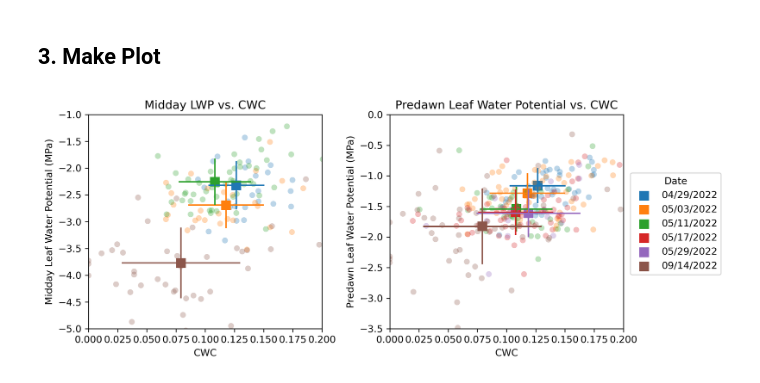
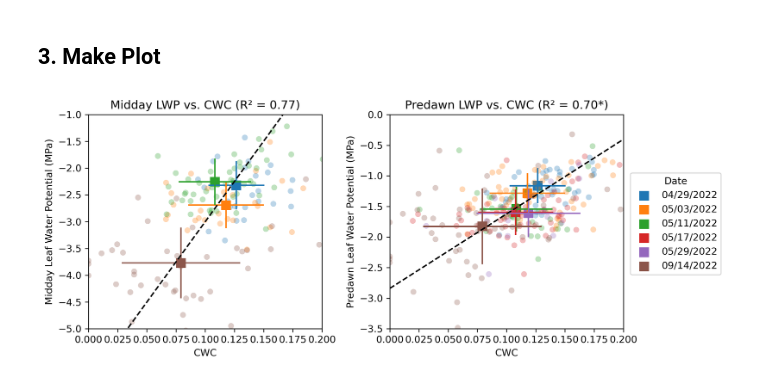
Before and after one commit to jean-allen/SHIFT_CWC, a Jupyter notebook: figures/f3_lwp/CWC_vs_LWP.ipynb, the cells around one changed output. Cells and saved outputs as stored; diff of their text form; code cells hidden in the pictures.

Commit message:
tweaks to plot

```diff
--- a/figures/f3_lwp/CWC_vs_LWP.ipynb
+++ b/figures/f3_lwp/CWC_vs_LWP.ipynb
@@ -114,6 +114,9 @@ for cwc_df in cwc_df_list:
 ## 3. Make Plot
 # %%
 fig, (ax1, ax2) = plt.subplots(1, 2, figsize=(10, 4))
+
+avg_cwcs = []
+avg_midday_lwps = []
 
 for cwc_df in cwc_df_list:
     cwc_df_dropna_md_lwp = cwc_df.dropna(subset=['midday_lwp', 'CWC'])
@@ -130,35 +133,56 @@ for cwc_df in cwc_df_list:
     ax1.errorbar(avg_cwc_lwp, avg_midday_lwp, yerr=std_midday_lwp, fmt='none', ecolor=color_list[date_list.index(cwc_df['datetime'].iloc[0].strftime('%Y%m%d'))])
     ax1.errorbar(avg_cwc_lwp, avg_midday_lwp, xerr=std_cwc_lwp, fmt='none', ecolor=color_list[date_list.index(cwc_df['datetime'].iloc[0].strftime('%Y%m%d'))])
 
+    avg_cwcs.append(avg_cwc_lwp)
+    avg_midday_lwps.append(avg_midday_lwp)
+
+# lin regression
+slope, intercept, r_value, p_value, std_err = linregress(avg_cwcs, avg_midday_lwps)
+x = np.linspace(0, 0.2, 100)
+y = slope*x + intercept
+ax1.plot(x, y, color='black', linestyle='--')
+
 ax1.set_xlim(0, 0.2)
 ax1.set_ylim(-5, -1)
 ax1.set_xlabel('CWC')
 ax1.set_ylabel('Midday Leaf Water Potential (MPa)')
-ax1.set_title('Midday LWP vs. CWC')
+ax1.set_title('Midday LWP vs. CWC (R² = {:.2f})'.format(r_value**2))
+
+avg_cwcs = []
+avg_predawn_lwps = []
 
 for cwc_df in cwc_df_list:
     cwc_df_dropna_pd_lwp = cwc_df.dropna(subset=['predawn_lwp', 'CWC'])
     if len(cwc_df_dropna_pd_lwp) == 0:
         continue
 
     date_str = cwc_df['datetime'].iloc[0].strftime('%m/%d/%Y')
     ax2.scatter(cwc_df['CWC'], -1*cwc_df['predawn_lwp'], color=color_list[date_list.index(cwc_df['datetime'].iloc[0].strftime('%Y%m%d'))], alpha=0.3, edgecolors='none')
     avg_cwc_lwp = cwc_df['CWC'].mean()
     avg_predawn_lwp = -1*cwc_df['predawn_lwp'].mean()
     std_cwc_lwp = cwc_df['CWC'].std()
     std_predawn_lwp = cwc_df['predawn_lwp'].std()
     ax2.scatter(avg_cwc_lwp, avg_predawn_lwp, c=color_list[date_list.index(cwc_df['datetime'].iloc[0].strftime('%Y%m%d'))], edgecolors='none', s=100, alpha=1, marker='s', label=date_str)
     ax2.errorbar(avg_cwc_lwp, avg_predawn_lwp, yerr=std_predawn_lwp, fmt='none', ecolor=color_list[date_list.index(cwc_df['datetime'].iloc[0].strftime('%Y%m%d'))])
     ax2.errorbar(avg_cwc_lwp, avg_predawn_lwp, xerr=std_cwc_lwp, fmt='none', ecolor=color_list[date_list.index(cwc_df['datetime'].iloc[0].strftime('%Y%m%d'))])
 
+    avg_cwcs.append(avg_cwc_lwp)
+    avg_predawn_lwps.append(avg_predawn_lwp)
+
+# lin regression
+slope, intercept, r_value, p_value, std_err = linregress(avg_cwcs, avg_predawn_lwps)
+x = np.linspace(0, 0.2, 100)
+y = slope*x + intercept
+ax2.plot(x, y, color='black', linestyle='--')
+
 ax2.legend(title='Date', bbox_to_anchor=(1.01, 0.75))
 ax2.set_xlim(0, 0.2)
 ax2.set_ylim(-3.5, 0)
 ax2.set_xlabel('CWC')
 ax2.set_ylabel('Predawn Leaf Water Potential (MPa)')
-ax2.set_title('Predawn Leaf Water Potential vs. CWC')
+ax2.set_title('Predawn LWP vs. CWC (R² = {:.2f}*)'.format(r_value**2))
 
 plt.tight_layout()
 plt.show()
 # %% [output]
-[figure, old version]
+[figure, new version]
```
Also changed, not shown: parts of 2 cells of this notebook.
